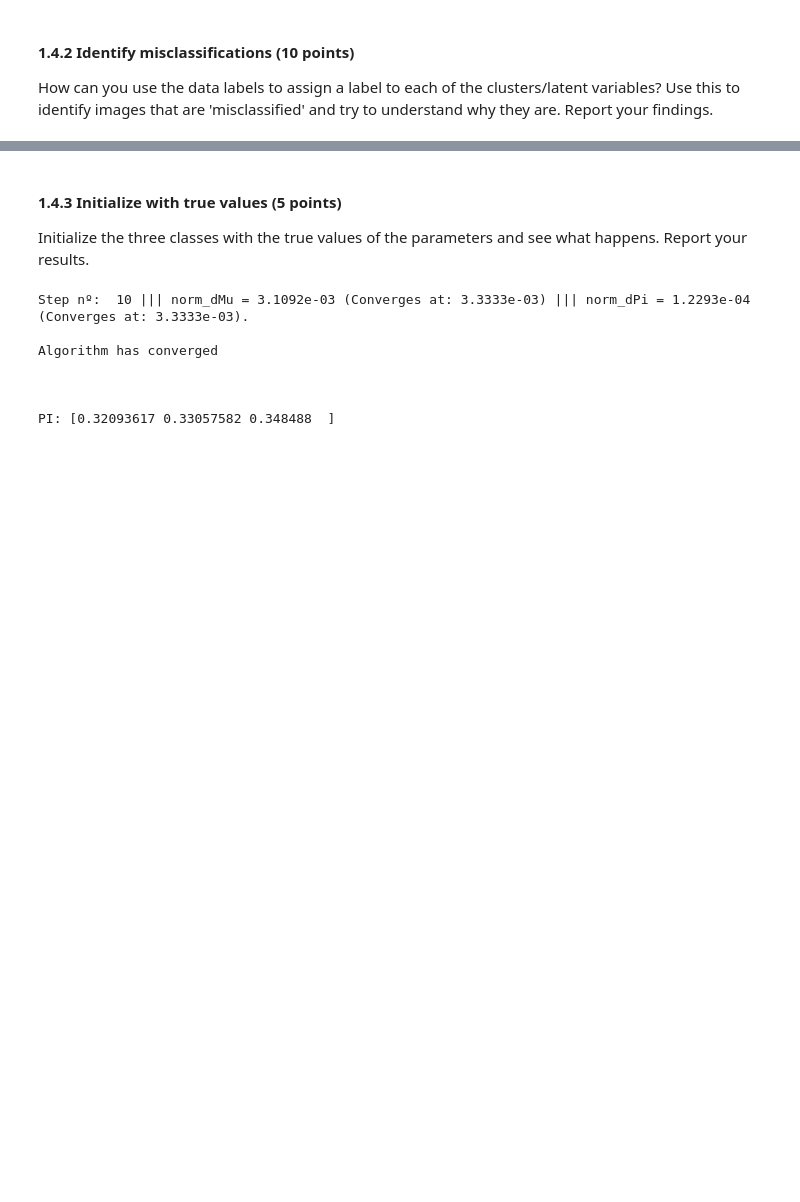
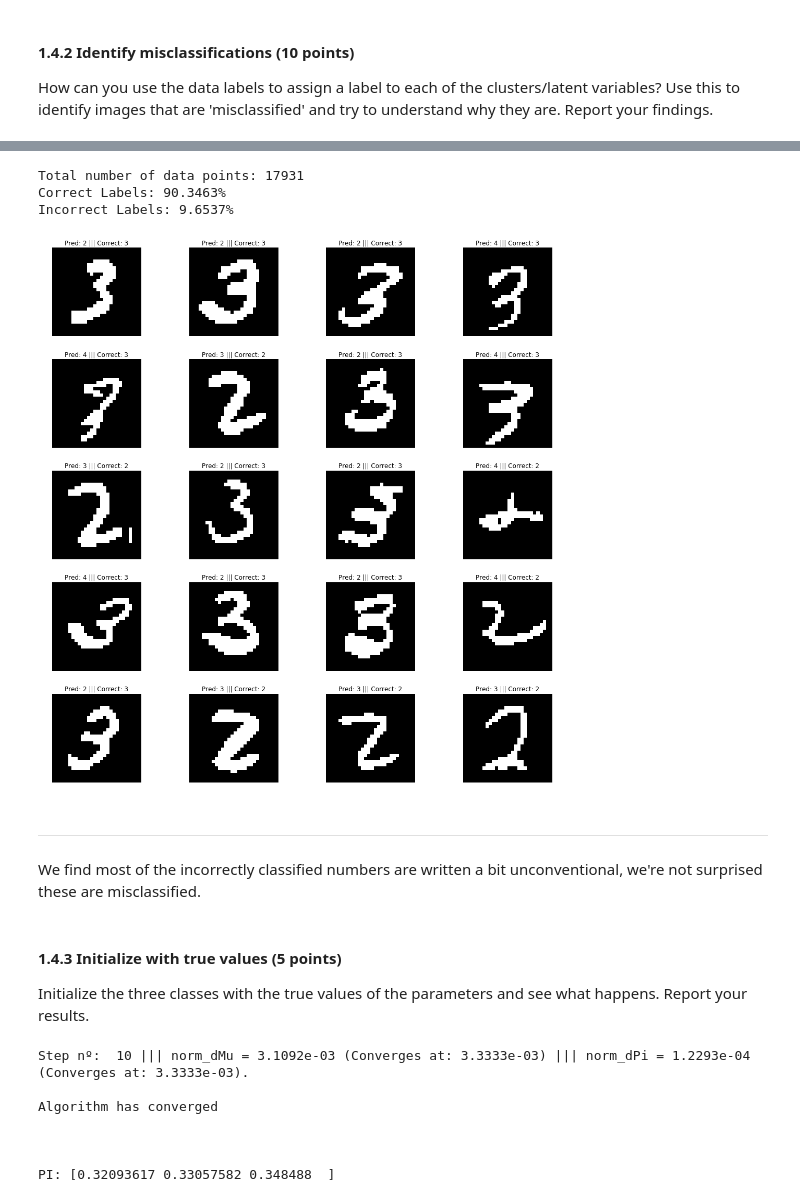
Before and after one commit to Nuno-Mota/Machine-Learning-2, a Jupyter notebook: Lab 3/lab3(1).ipynb, the cells around one changed output, grey strips where cells are left out. Saved outputs shown, nothing was run; the diff lists cells and outputs as text; code cells hidden in the pictures; blank space fills up the shorter version.

Commit message:
EM part almost finished. Missing automatic cluster label assignment. Added Fije's notebook

```diff
--- a/Lab 3/lab3(1).ipynb
+++ b/Lab 3/lab3(1).ipynb
@@ -292,3 +311,52 @@ YOUR ANSWER HERE
+# %%
+# From the images above get the correct mapping from latent class to digit
+latent_to_digit = {0: 2, 1: 4, 2: 3}
+
+
+correct = 0
+incorrect = []
+
+for i, label_index in enumerate(digit_indices):
+    estimated_class = np.argmax(gamma[i, :])
+    if (latent_to_digit[estimated_class] == train_labels[label_index]):
+        correct += 1
+    else:
+        incorrect.append([latent_to_digit[estimated_class], label_index])
+
+
+print("Total number of data points: " + str(len(digit_indices)))
+print("Correct Labels: " + "{:.4f}%".format(100*correct/len(digit_indices)))
+print("Incorrect Labels: " + "{:.4f}%".format(100*len(incorrect)/len(digit_indices)))
+
+
+# Printing of Results
+def show_many_images(incorrect, n_incorrect_imgs_to_show):
+    n_rows = n_incorrect_imgs_to_show // 4
+    n_rows += n_incorrect_imgs_to_show % 4
+
+    fig = plt.figure(1, figsize=(15,3*n_rows))
+
+    for i in range(n_incorrect_imgs_to_show):
+        ax = plt.subplot2grid((n_rows, 4),(i//4, i%4), fig=fig)
+        ax.imshow(np.reshape(bin_train_data[incorrect[i, 1]], (28, 28)), cmap='gray')
+        ax.set_title("Pred: " + str(incorrect[i, 0]) + " ||| Correct: " + str(train_labels[incorrect[i, 1]]))
+        ax.axis('off')
+
+    plt.tight_layout()
+    plt.show()
+
+n_incorrect_imgs_to_show = 20
+incorrect = np.array(incorrect)
+incorrect_idxs_to_show = np.random.choice(np.arange(incorrect.shape[0]), n_incorrect_imgs_to_show).astype(int)
+show_many_images(incorrect[incorrect_idxs_to_show], n_incorrect_imgs_to_show)
+# %% [output]
+Total number of data points: 17931
+Correct Labels: 90.3463%
+Incorrect Labels: 9.6537%
+[figure, added]
+# %% [markdown]
+------------------------
+We find most of the incorrectly classified numbers are written a bit unconventional, we're not surprised these are misclassified.
 # %% [markdown]
 #### 1.4.3 Initialize with true values (5 points)
 Initialize the three classes with the true values of the parameters and see what happens. Report your results.
```
Also changed, not shown: parts of 12 cells of this notebook, 1 other file.
